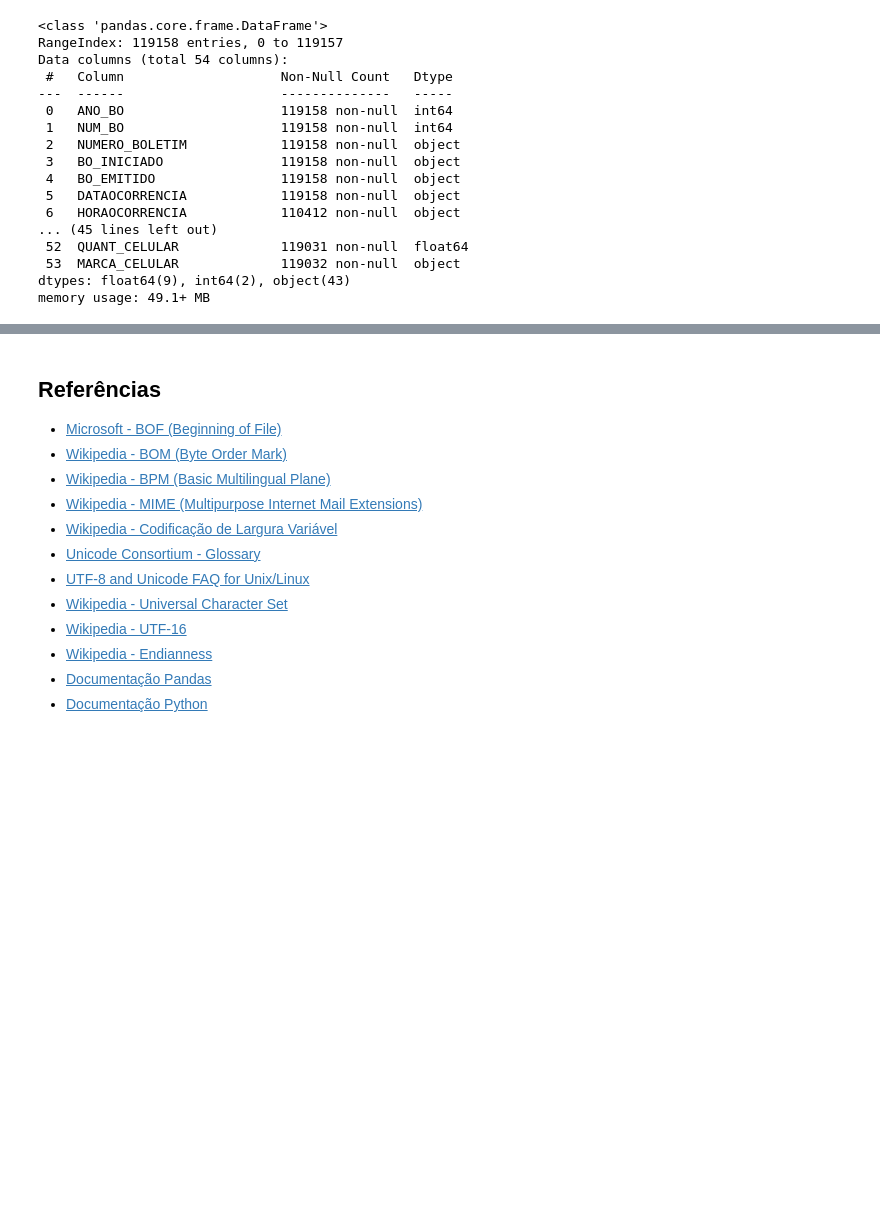
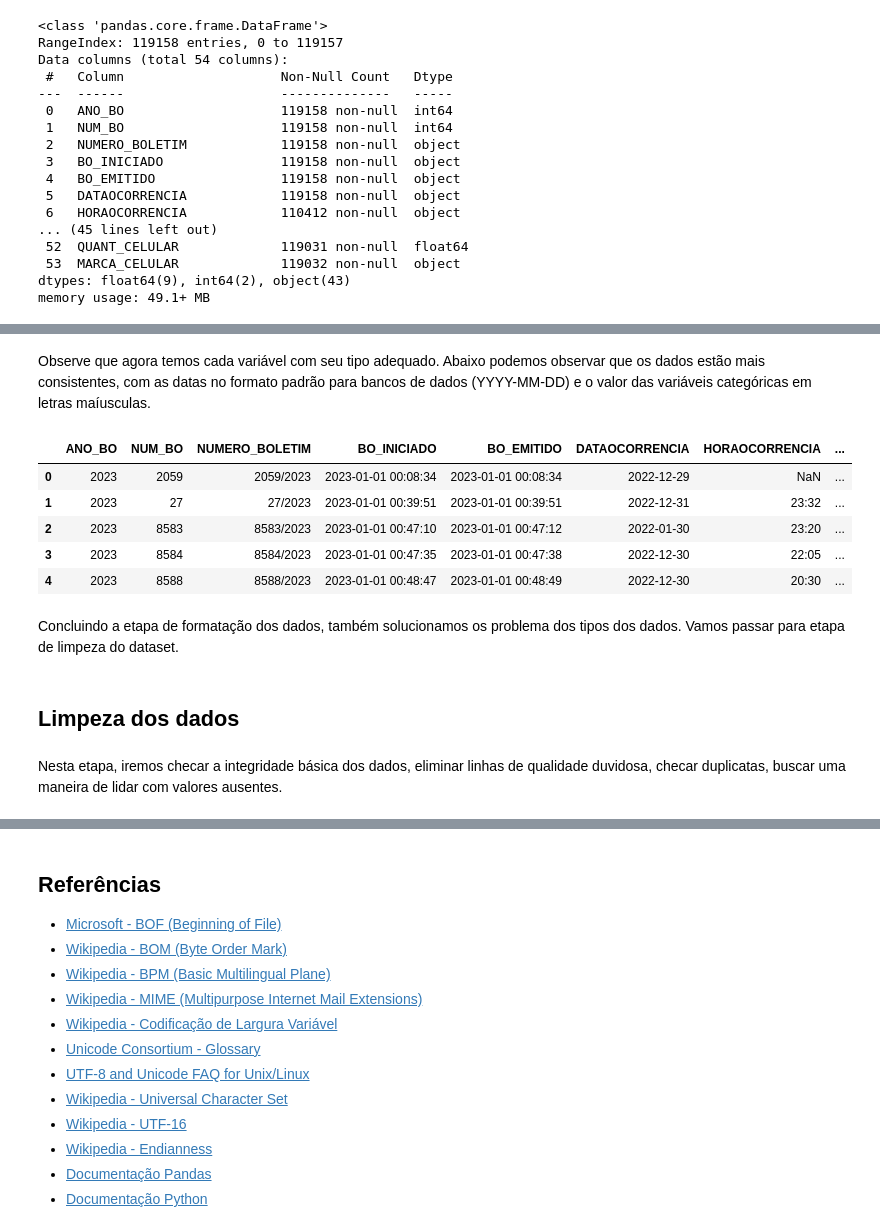
Before and after one commit to dvths/roubos-de-celular-SP-S1-2023, a Jupyter notebook: 03_coleta_e_importação_dos_dados.ipynb, the cells around one changed output, grey strips where cells are left out. Saved outputs shown, nothing was run; the diff lists cells and outputs as text; code cells hidden in the pictures; blank space fills up the shorter version.

```diff
--- a/03_coleta_e_importação_dos_dados.ipynb
+++ b/03_coleta_e_importação_dos_dados.ipynb
@@ -246,0 +606,17 @@ et voilà!
+# %% [markdown]
+Observe que agora temos cada variável com seu tipo adequado. Abaixo podemos observar que os dados estão mais consistentes, com as datas no formato padrão para bancos de dados (YYYY-MM-DD) e o valor das variáveis categóricas em letras maíusculas.
+# %%
+df_formated.head()
+# %% [output]
+|  | ANO_BO | NUM_BO | NUMERO_BOLETIM | BO_INICIADO | BO_EMITIDO | DATAOCORRENCIA | HORAOCORRENCIA | ... |
+| 0 | 2023 | 2059 | 2059/2023 | 2023-01-01 00:08:34 | 2023-01-01 00:08:34 | 2022-12-29 | NaN | ... |
+| 1 | 2023 | 27 | 27/2023 | 2023-01-01 00:39:51 | 2023-01-01 00:39:51 | 2022-12-31 | 23:32 | ... |
+| 2 | 2023 | 8583 | 8583/2023 | 2023-01-01 00:47:10 | 2023-01-01 00:47:12 | 2022-01-30 | 23:20 | ... |
+| 3 | 2023 | 8584 | 8584/2023 | 2023-01-01 00:47:35 | 2023-01-01 00:47:38 | 2022-12-30 | 22:05 | ... |
+| 4 | 2023 | 8588 | 8588/2023 | 2023-01-01 00:48:47 | 2023-01-01 00:48:49 | 2022-12-30 | 20:30 | ... |
+# %% [markdown]
+Concluindo a etapa de formatação dos dados, também solucionamos os problema dos tipos dos dados. Vamos passar para etapa de limpeza do dataset.
+# %% [markdown]
+## Limpeza dos dados
+# %% [markdown]
+Nesta etapa, iremos checar a integridade básica dos dados, eliminar linhas de qualidade duvidosa, checar duplicatas, buscar uma maneira de lidar com valores ausentes.
```
Also changed, not shown: parts of 47 cells of this notebook, 1 other file.
